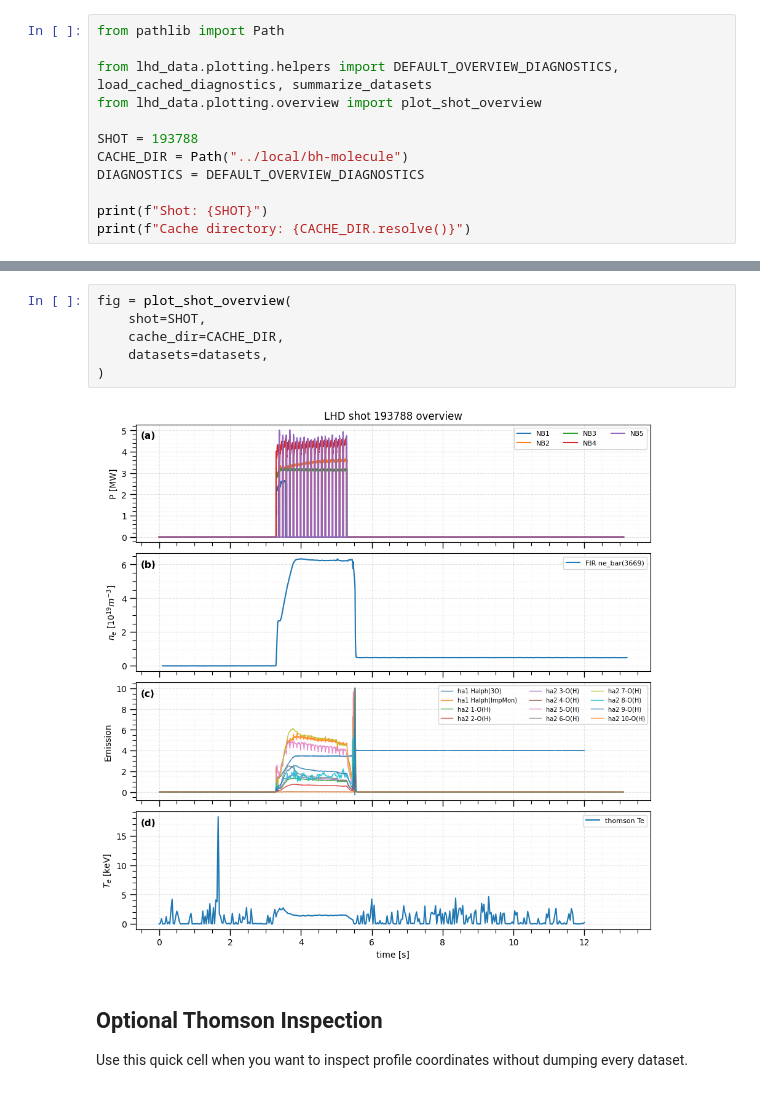
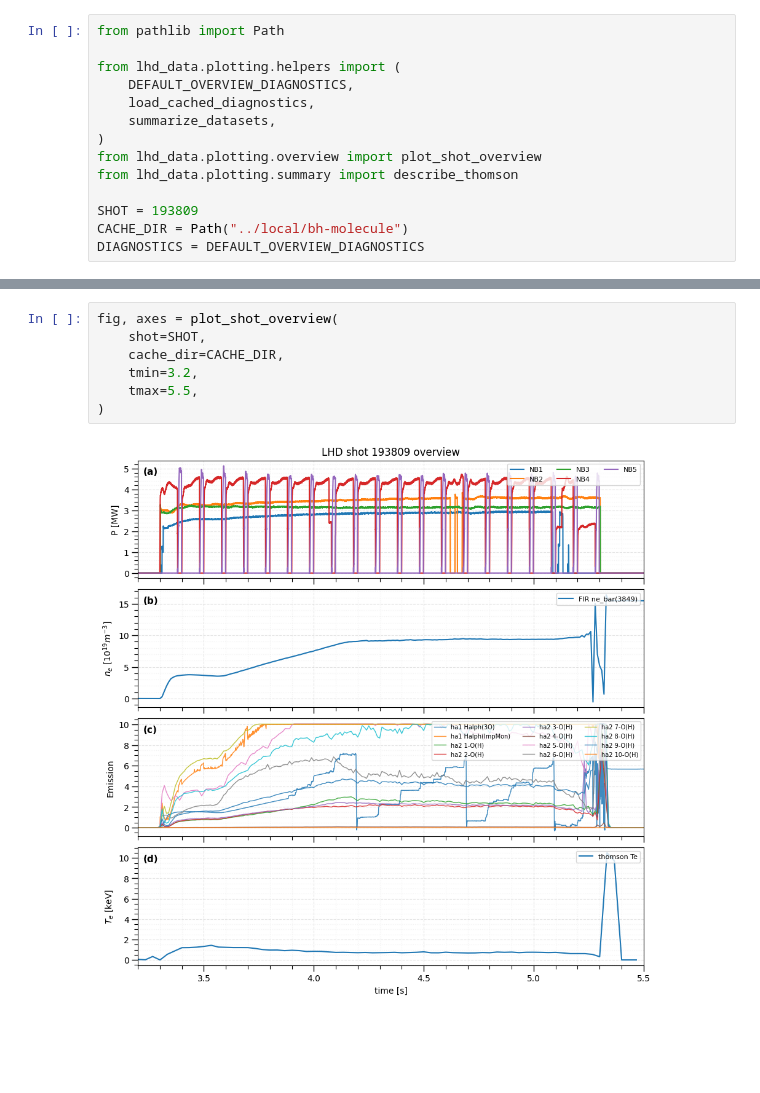
Before and after one commit to queezz/lhd-data, a Jupyter notebook: examples/shot_overview.ipynb, the cells around one changed output, grey strips where cells are left out. Drawn from its saved outputs; the diff is of its cells as text; blank space fills up the shorter version.

Commit message:
upd [shot overview] wrapping helpers, select time window

```diff
--- a/examples/shot_overview.ipynb
+++ b/examples/shot_overview.ipynb
@@ -9,12 +9,14 @@ The cache path is explicit so this example uses the existing `local/bh-molecule/
 # %%
 from pathlib import Path
 
-from lhd_data.plotting.helpers import DEFAULT_OVERVIEW_DIAGNOSTICS, load_cached_diagnostics, summarize_datasets
+from lhd_data.plotting.helpers import (
+    DEFAULT_OVERVIEW_DIAGNOSTICS,
+    load_cached_diagnostics,
+    summarize_datasets,
+)
 from lhd_data.plotting.overview import plot_shot_overview
+from lhd_data.plotting.summary import describe_thomson
 
-SHOT = 193788
+SHOT = 193809
 CACHE_DIR = Path("../local/bh-molecule")
 DIAGNOSTICS = DEFAULT_OVERVIEW_DIAGNOSTICS
-
-print(f"Shot: {SHOT}")
-print(f"Cache directory: {CACHE_DIR.resolve()}")
@@ -45,12 +52,9 @@ By default, density comes from `fircall` and electron temperature comes from `th
 # %%
-fig = plot_shot_overview(
+fig, axes = plot_shot_overview(
     shot=SHOT,
     cache_dir=CACHE_DIR,
-    datasets=datasets,
+    tmin=3.2,
+    tmax=5.5,
 )
 # %% [output]
-[figure, old version]
+[figure, new version]
-# %% [markdown]
-## Optional Thomson Inspection
-
-Use this quick cell when you want to inspect profile coordinates without dumping every dataset.
```
Also changed, not shown: parts of 10 cells of this notebook, 4 other files.
